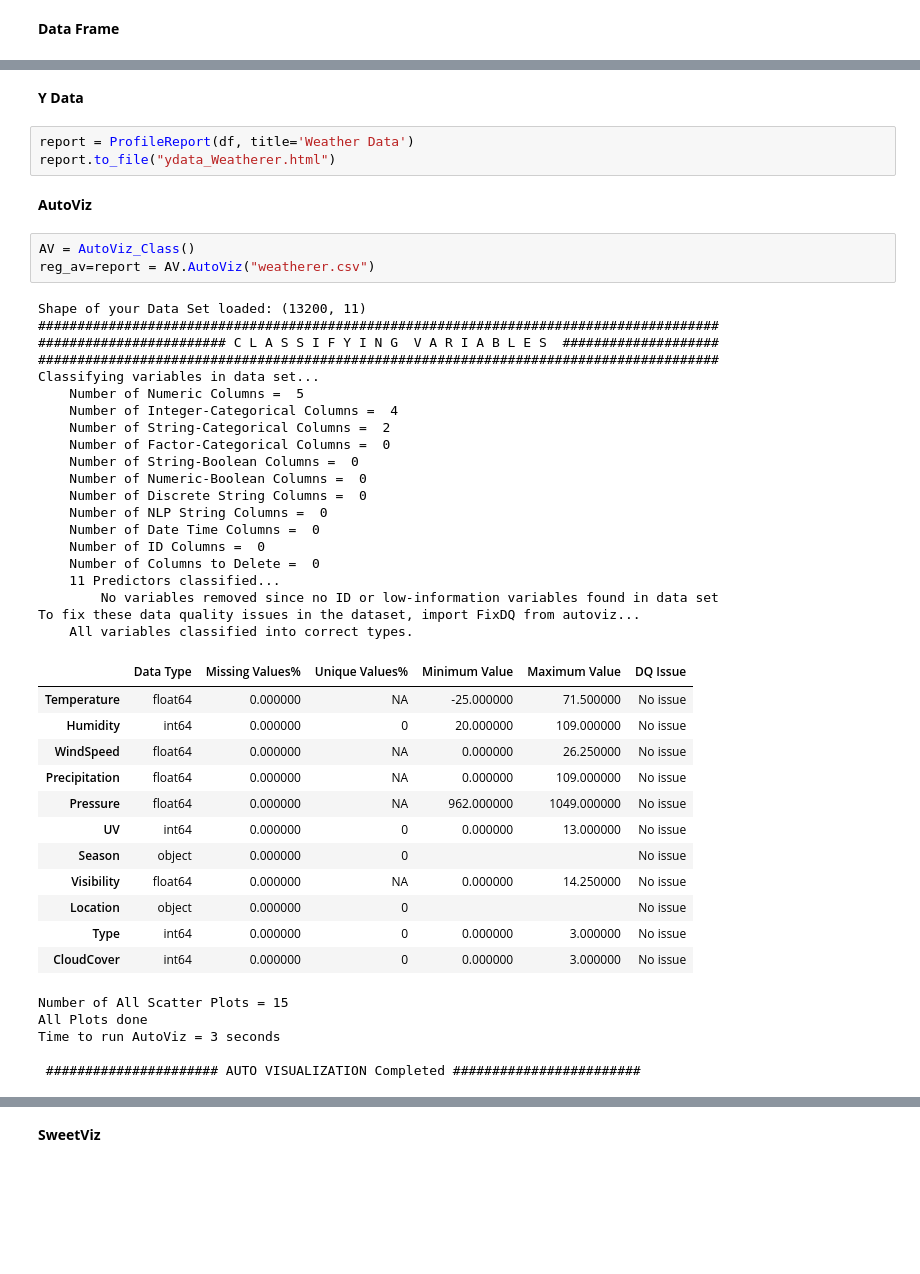
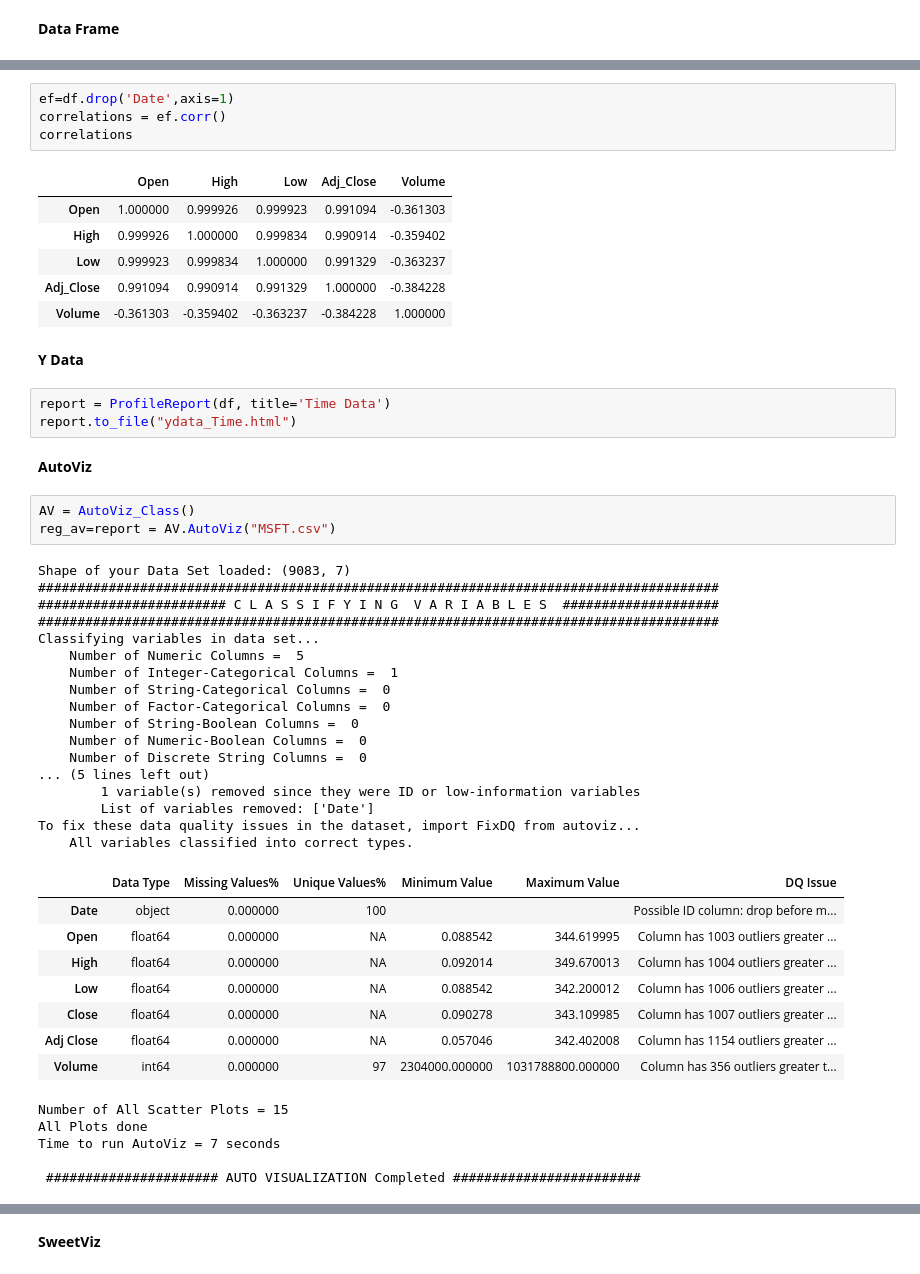
Before and after one commit to Jan-PhilipSchreiber/DeepLAdDA, a Jupyter notebook: 0DeepL/LecTIME_HW/Reports_TimeWIP.ipynb, the cells around one changed output, grey strips where cells are left out. Saved outputs shown, nothing was run; the diff lists cells and outputs as text; blank space fills up the shorter version.

```diff
--- a/0DeepL/LecTIME_HW/Reports_TimeWIP.ipynb
+++ b/0DeepL/LecTIME_HW/Reports_TimeWIP.ipynb
@@ -64,49 +44,53 @@ df = df.drop('Location_coastal', axis=1)
+# %%
+ef=df.drop('Date',axis=1)
+correlations = ef.corr()
+correlations
+# %% [output]
+|  | Open | High | Low | Adj_Close | Volume |
+| Open | 1.000000 | 0.999926 | 0.999923 | 0.991094 | -0.361303 |
+| High | 0.999926 | 1.000000 | 0.999834 | 0.990914 | -0.359402 |
+| Low | 0.999923 | 0.999834 | 1.000000 | 0.991329 | -0.363237 |
+| Adj_Close | 0.991094 | 0.990914 | 0.991329 | 1.000000 | -0.384228 |
+| Volume | -0.361303 | -0.359402 | -0.363237 | -0.384228 | 1.000000 |
 # %% [markdown]
 <b>Y Data</b>
 # %%
-report = ProfileReport(df, title='Weather Data')
-report.to_file("ydata_Weatherer.html")
+report = ProfileReport(df, title='Time Data')
+report.to_file("ydata_Time.html")
 # %% [markdown]
 <b>AutoViz</b>
 # %%
 AV = AutoViz_Class()
-reg_av=report = AV.AutoViz("weatherer.csv")
+reg_av=report = AV.AutoViz("MSFT.csv")
 # %% [output]
-Shape of your Data Set loaded: (13200, 11)
+Shape of your Data Set loaded: (9083, 7)
 #######################################################################################
 ######################## C L A S S I F Y I N G  V A R I A B L E S  ####################
 #######################################################################################
 Classifying variables in data set...
     Number of Numeric Columns =  5
-    Number of Integer-Categorical Columns =  4
-    Number of String-Categorical Columns =  2
+    Number of Integer-Categorical Columns =  1
+    Number of String-Categorical Columns =  0
     Number of Factor-Categorical Columns =  0
     Number of String-Boolean Columns =  0
     Number of Numeric-Boolean Columns =  0
     Number of Discrete String Columns =  0
-    Number of NLP String Columns =  0
-    Number of Date Time Columns =  0
-    Number of ID Columns =  0
-    Number of Columns to Delete =  0
-    11 Predictors classified...
-        No variables removed since no ID or low-information variables found in data set
+... (5 lines left out)
+        1 variable(s) removed since they were ID or low-information variables
+        List of variables removed: ['Date']
 To fix these data quality issues in the dataset, import FixDQ from autoviz...
     All variables classified into correct types.
 |  | Data Type | Missing Values% | Unique Values% | Minimum Value | Maximum Value | DQ Issue |
-| Temperature | float64 | 0.000000 | NA | -25.000000 | 71.500000 | No issue |
-| Humidity | int64 | 0.000000 | 0 | 20.000000 | 109.000000 | No issue |
-| WindSpeed | float64 | 0.000000 | NA | 0.000000 | 26.250000 | No issue |
-| Precipitation | float64 | 0.000000 | NA | 0.000000 | 109.000000 | No issue |
-| Pressure | float64 | 0.000000 | NA | 962.000000 | 1049.000000 | No issue |
-| UV | int64 | 0.000000 | 0 | 0.000000 | 13.000000 | No issue |
-| Season | object | 0.000000 | 0 |  |  | No issue |
-| Visibility | float64 | 0.000000 | NA | 0.000000 | 14.250000 | No issue |
-| Location | object | 0.000000 | 0 |  |  | No issue |
-| Type | int64 | 0.000000 | 0 | 0.000000 | 3.000000 | No issue |
-| CloudCover | int64 | 0.000000 | 0 | 0.000000 | 3.000000 | No issue |
+| Date | object | 0.000000 | 100 |  |  | Possible ID column: drop before m... |
+| Open | float64 | 0.000000 | NA | 0.088542 | 344.619995 | Column has 1003 outliers greater ... |
+| High | float64 | 0.000000 | NA | 0.092014 | 349.670013 | Column has 1004 outliers greater ... |
+| Low | float64 | 0.000000 | NA | 0.088542 | 342.200012 | Column has 1006 outliers greater ... |
+| Close | float64 | 0.000000 | NA | 0.090278 | 343.109985 | Column has 1007 outliers greater ... |
+| Adj Close | float64 | 0.000000 | NA | 0.057046 | 342.402008 | Column has 1154 outliers greater ... |
+| Volume | int64 | 0.000000 | 97 | 2304000.000000 | 1031788800.000000 | Column has 356 outliers greater t... |
 Number of All Scatter Plots = 15
 All Plots done
-Time to run AutoViz = 3 seconds
+Time to run AutoViz = 7 seconds
 
  ###################### AUTO VISUALIZATION Completed ########################
 # %%
```
Also changed, not shown: parts of 11 cells of this notebook, 2 other files.
